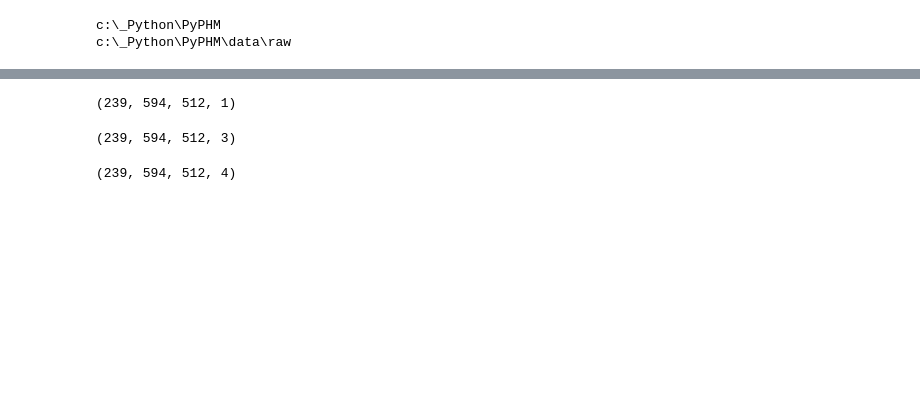
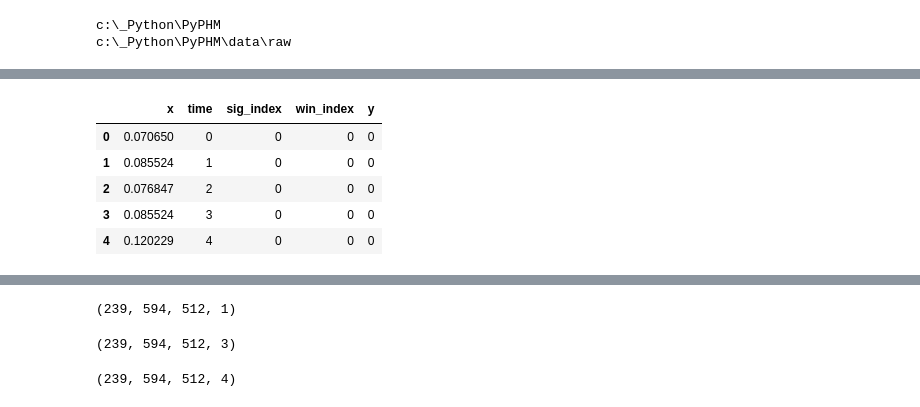
Before and after one commit to tvhahn/PyPHM, a Jupyter notebook: notebooks/airbus_test.ipynb, the cells around one changed output, grey strips where cells are left out. Cells and saved outputs as stored; diff of their text form; code cells hidden in the pictures; blank space fills up the shorter version.

```diff
--- a/notebooks/airbus_test.ipynb
+++ b/notebooks/airbus_test.ipynb
@@ -17,10 +17,9 @@ c:\_Python\PyPHM\data\raw
 # %%
 air = AirbusPrepMethodA(path_data_raw_folder, download=False, window_size=512, stride=256,)
 # %%
-x, y, window_label_array = air.create_xy_arrays(train_or_val="val")
+x, y = air.create_xy_arrays(train_or_val="val")
 print('x.shape:', x.shape)
 print('y.shape:', y.shape)
-print('window_label_array.shape:', window_label_array.shape)
 # print('y.shape:', y.shape)
 # %% [output]
 n_signals: 594
@@ -31,0 +34,4 @@ window_label_array.shape: (239, 594)
+# %%
+df = pd.DataFrame(np.vstack(x).reshape(-1,1), columns=['x'])
+print(df.shape)
+df.head()
@@ -31,0 +46,16 @@ window_label_array.shape: (239, 594)
+# %%
+# y_time_sig_win_label_array
+# time_index, sig_index, win_index, labels
+
+df = df.assign(time=np.vstack(y[:,:,:,0]).reshape(-1,1))
+df = df.assign(sig_index=np.vstack(y[:,:,:,1]).reshape(-1,1))
+df = df.assign(win_index=np.vstack(y[:,:,:,2]).reshape(-1,1))
+df = df.assign(y=np.vstack(y[:,:,:,3]).reshape(-1,1))
+df.head()
+# %% [output]
+|  | x | time | sig_index | win_index | y |
+| 0 | 0.070650 | 0 | 0 | 0 | 0 |
+| 1 | 0.085524 | 1 | 0 | 0 | 0 |
+| 2 | 0.076847 | 2 | 0 | 0 | 0 |
+| 3 | 0.085524 | 3 | 0 | 0 | 0 |
+| 4 | 0.120229 | 4 | 0 | 0 | 0 |
```
Also changed, not shown: parts of 9 cells of this notebook, 1 other file.
